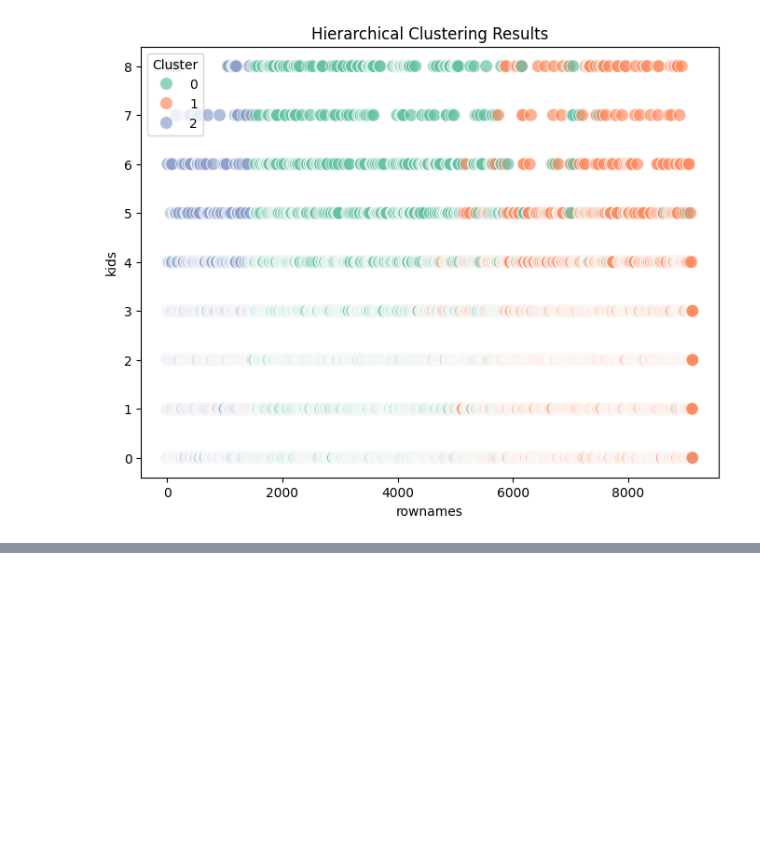
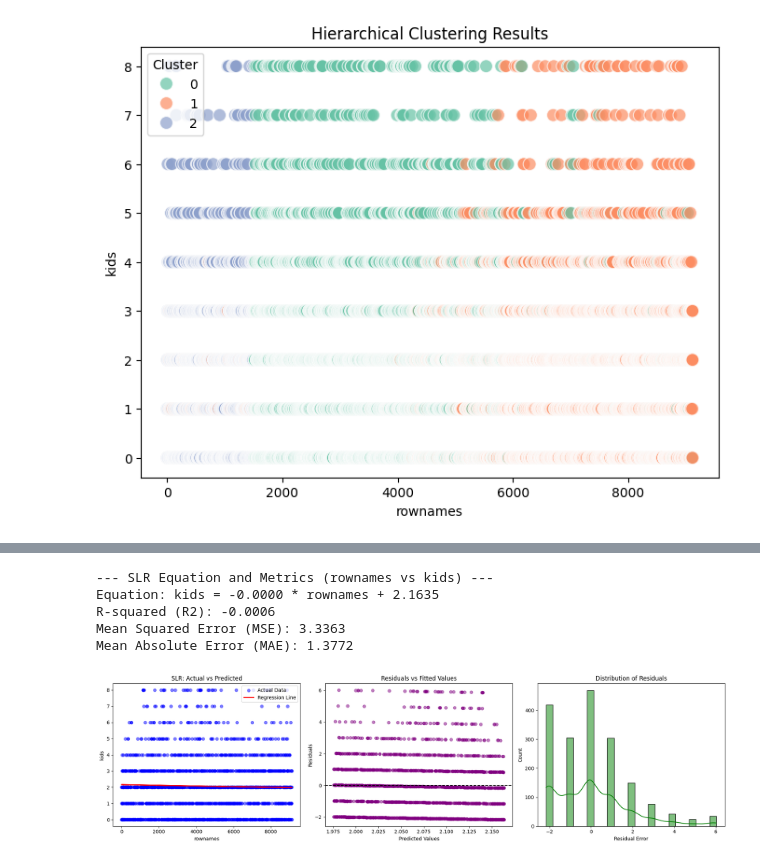
Before and after one commit to PawanSingh130901/Pawan-Singh, a Jupyter notebook: eda23bds0041.ipynb, the cells around one changed output, grey strips where cells are left out. Saved outputs shown, nothing was run; the diff lists cells and outputs as text; code cells hidden in the pictures; blank space fills up the shorter version.

```diff
--- a/eda23bds0041.ipynb
+++ b/eda23bds0041.ipynb
@@ -323,0 +388,55 @@ plt.show()
+# %%
+from sklearn.model_selection import train_test_split
+from sklearn.linear_model import LinearRegression
+from sklearn.metrics import mean_squared_error, mean_absolute_error, r2_score
+
+X_col, y_col = num_cols[0], num_cols[1]
+X = df[[X_col]]
+y = df[y_col]
+X_train, X_test, y_train, y_test = train_test_split(X, y, test_size=0.2, random_state=42)
+
+slr_model = LinearRegression()
+slr_model.fit(X_train, y_train)
+y_pred = slr_model.predict(X_test)
+residuals = y_test - y_pred
+
+# Text Outputs
+print(f"--- SLR Equation and Metrics ({X_col} vs {y_col}) ---")
+print(f"Equation: {y_col} = {slr_model.coef_[0]:.4f} * {X_col} + {slr_model.intercept_:.4f}")
+print(f"R-squared (R2): {r2_score(y_test, y_pred):.4f}")
+print(f"Mean Squared Error (MSE): {mean_squared_error(y_test, y_pred):.4f}")
+print(f"Mean Absolute Error (MAE): {mean_absolute_error(y_test, y_pred):.4f}\n")
+
+plt.figure(figsize=(18, 5))
+
+# Graph 1: Regression Line
+plt.subplot(1, 3, 1)
+plt.scatter(X_test, y_test, color='blue', alpha=0.5, label='Actual Data')
+plt.plot(X_test, y_pred, color='red', linewidth=2, label='Regression Line')
+plt.title('SLR: Actual vs Predicted')
+plt.xlabel(X_col)
+plt.ylabel(y_col)
+plt.legend()
+
+# Graph 2: Residuals vs Fitted Values (Checking for homoscedasticity)
+plt.subplot(1, 3, 2)
+plt.scatter(y_pred, residuals, color='purple', alpha=0.5)
+plt.axhline(y=0, color='black', linestyle='--')
+plt.title('Residuals vs Fitted Values')
+plt.xlabel('Predicted Values')
+plt.ylabel('Residuals')
+
+# Graph 3: Distribution of Residuals (Checking for normality)
+plt.subplot(1, 3, 3)
+sns.histplot(residuals, kde=True, color='green')
+plt.title('Distribution of Residuals')
+plt.xlabel('Residual Error')
+plt.tight_layout()
+plt.show()
+# %% [output]
+--- SLR Equation and Metrics (rownames vs kids) ---
+Equation: kids = -0.0000 * rownames + 2.1635
+R-squared (R2): -0.0006
+Mean Squared Error (MSE): 3.3363
+Mean Absolute Error (MAE): 1.3772
+[figure, added]
```
Also changed, not shown: parts of 1 cell of this notebook.
